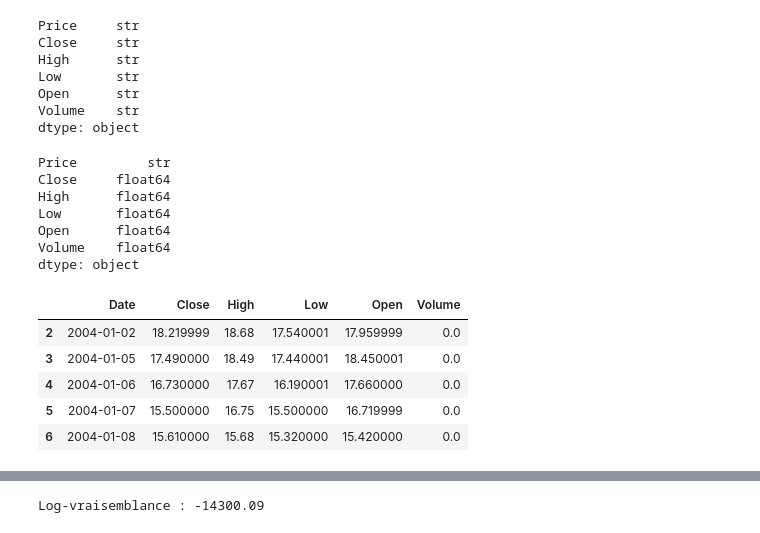
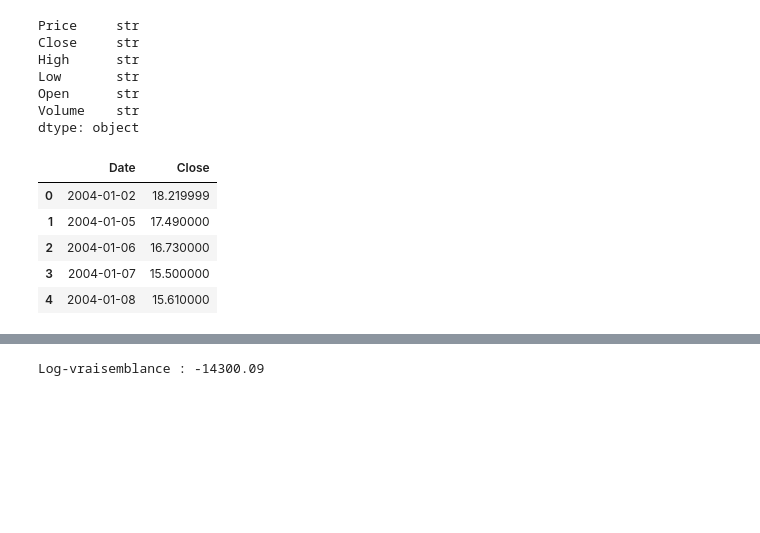
Before and after one commit to MDelpech/Hidden_Markov_Model, a Jupyter notebook: Algo/HMMVIX.ipynb, the cells around one changed output, grey strips where cells are left out. Cells and saved outputs as stored; diff of their text form; code cells hidden in the pictures; blank space fills up the shorter version.

```diff
--- a/Algo/HMMVIX.ipynb
+++ b/Algo/HMMVIX.ipynb
@@ -34,26 +32,20 @@ dtype: object
 # %%
 df = vix_data.copy()
 numerical_columns = ["Close", "High", "Low", "Open", "Volume"]
 for col in numerical_columns:
     df[col] = pd.to_numeric(df[col], errors="coerce")
-df.dtypes
+
+df = df.rename(columns={df.columns[0]: "Date"})
+df["Date"] = pd.to_datetime(df["Date"], errors="coerce")
+df = df[["Date", "Close", "High", "Low", "Open", "Volume"]]
+df = df.dropna()
+df = df[['Date','Close']].dropna()
+df = df.sort_values('Date').reset_index(drop=True)
+df.head()
 # %% [output]
-Price         str
-Close     float64
-High      float64
-Low       float64
-Open      float64
-Volume    float64
-dtype: object
+|  | Date | Close |
+| 0 | 2004-01-02 | 18.219999 |
+| 1 | 2004-01-05 | 17.490000 |
+| 2 | 2004-01-06 | 16.730000 |
+| 3 | 2004-01-07 | 15.500000 |
+| 4 | 2004-01-08 | 15.610000 |
-# %%
-df = df.rename(columns={df.columns[0]: "Date"})
-df = df[["Date", "Close", "High", "Low", "Open", "Volume"]]
-df = df.dropna()
-df.head()
-# %% [output]
-|  | Date | Close | High | Low | Open | Volume |
-| 2 | 2004-01-02 | 18.219999 | 18.68 | 17.540001 | 17.959999 | 0.0 |
-| 3 | 2004-01-05 | 17.490000 | 18.49 | 17.440001 | 18.450001 | 0.0 |
-| 4 | 2004-01-06 | 16.730000 | 17.67 | 16.190001 | 17.660000 | 0.0 |
-| 5 | 2004-01-07 | 15.500000 | 16.75 | 15.500000 | 16.719999 | 0.0 |
-| 6 | 2004-01-08 | 15.610000 | 15.68 | 15.320000 | 15.420000 | 0.0 |
```
Also changed, not shown: parts of 4 cells of this notebook.
